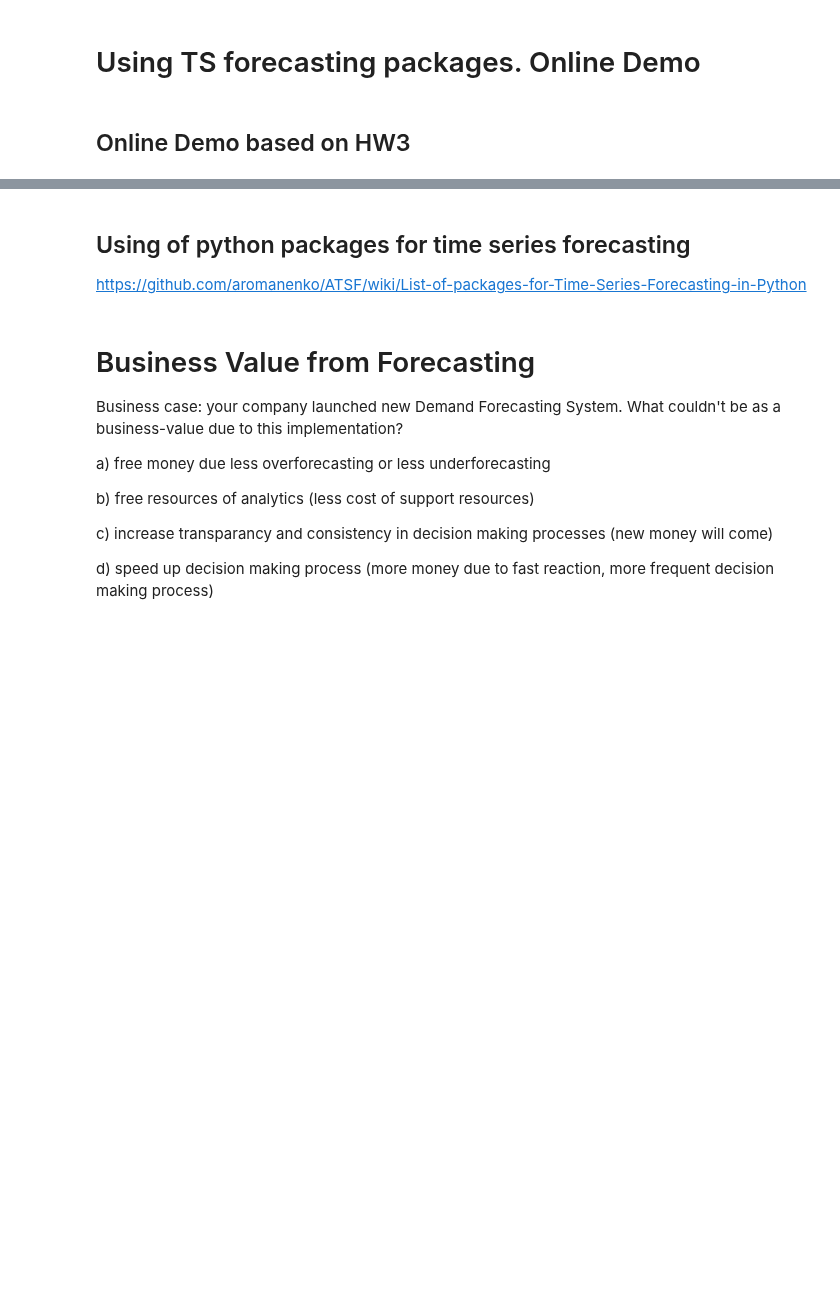
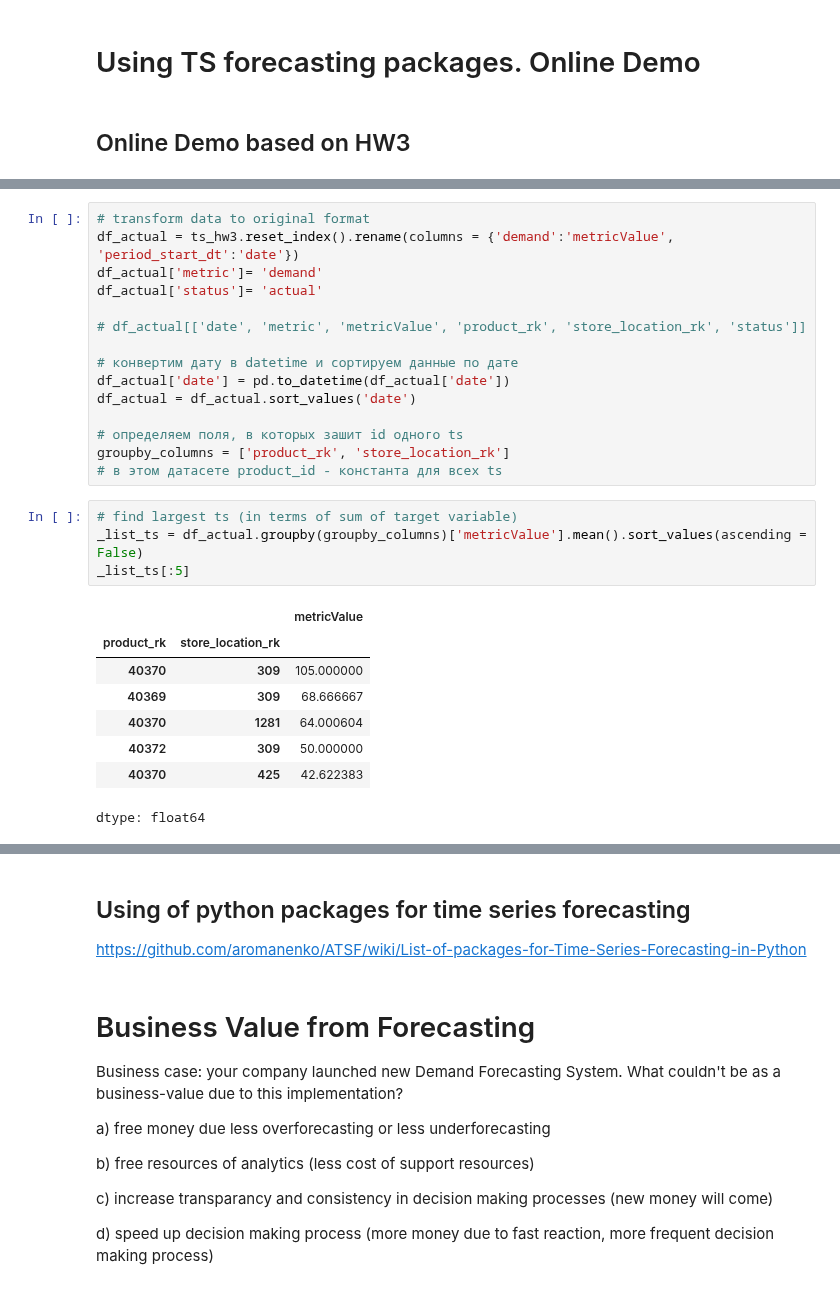
Before and after one commit to aromanenko/ATSF, a Jupyter notebook: 13_Bonus Topics.ipynb, the cells around one changed output, grey strips where cells are left out. Cells and saved outputs as stored; diff of their text form; blank space fills up the shorter version.

```diff
--- a/13_Bonus Topics.ipynb
+++ b/13_Bonus Topics.ipynb
@@ -45,3 +45,31 @@ ts_hw3.head()
 | 2016-12-19 | 21362 | 40370 | 1034 | 31.0 | NaN | NaN | NaN | ... |
 | 2016-12-19 | 21363 | 40372 | 1034 | 11.0 | NaN | NaN | NaN | ... |
 | 2016-12-19 | 21364 | 40373 | 1034 | 14.0 | NaN | NaN | NaN | ... |
+# %%
+# transform data to original format
+df_actual = ts_hw3.reset_index().rename(columns = {'demand':'metricValue', 'period_start_dt':'date'})
+df_actual['metric']= 'demand'
+df_actual['status']= 'actual'
+
+# df_actual[['date', 'metric', 'metricValue', 'product_rk', 'store_location_rk', 'status']]
+
+# конвертим дату в datetime и сортируем данные по дате
+df_actual['date'] = pd.to_datetime(df_actual['date'])
+df_actual = df_actual.sort_values('date')
+
+# определяем поля, в которых зашит id одного ts
+groupby_columns = ['product_rk', 'store_location_rk']
+# в этом датасете product_id - константа для всех ts
+# %%
+# find largest ts (in terms of sum of target variable)
+_list_ts = df_actual.groupby(groupby_columns)['metricValue'].mean().sort_values(ascending = False)
+_list_ts[:5]
+# %% [output]
+|  |  | metricValue |
+| product_rk | store_location_rk |  |
+| 40370 | 309 | 105.000000 |
+| 40369 | 309 | 68.666667 |
+| 40370 | 1281 | 64.000604 |
+| 40372 | 309 | 50.000000 |
+| 40370 | 425 | 42.622383 |
+dtype: float64
```
Also changed, not shown: parts of 2 cells of this notebook.
